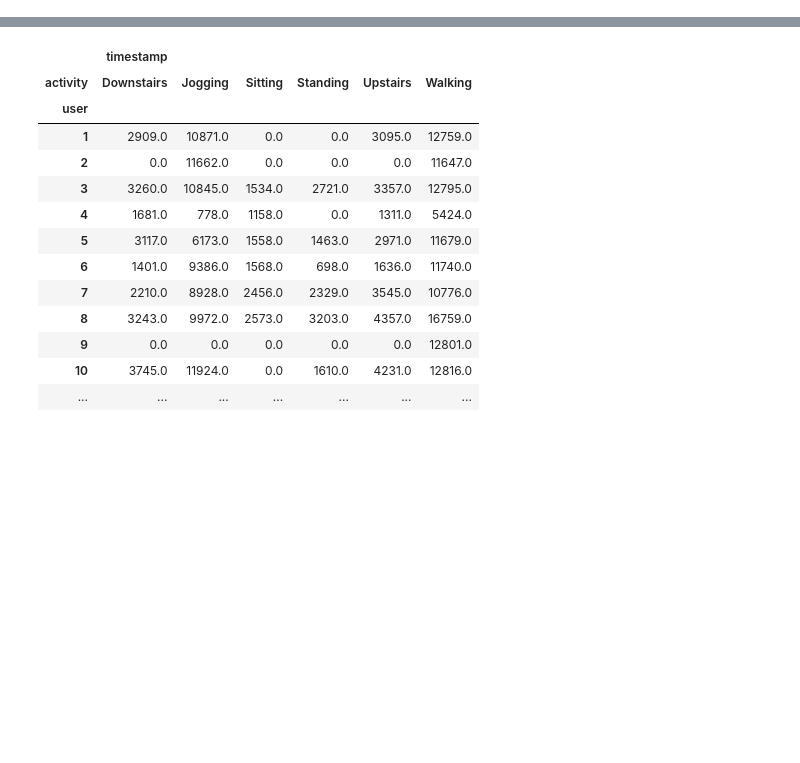
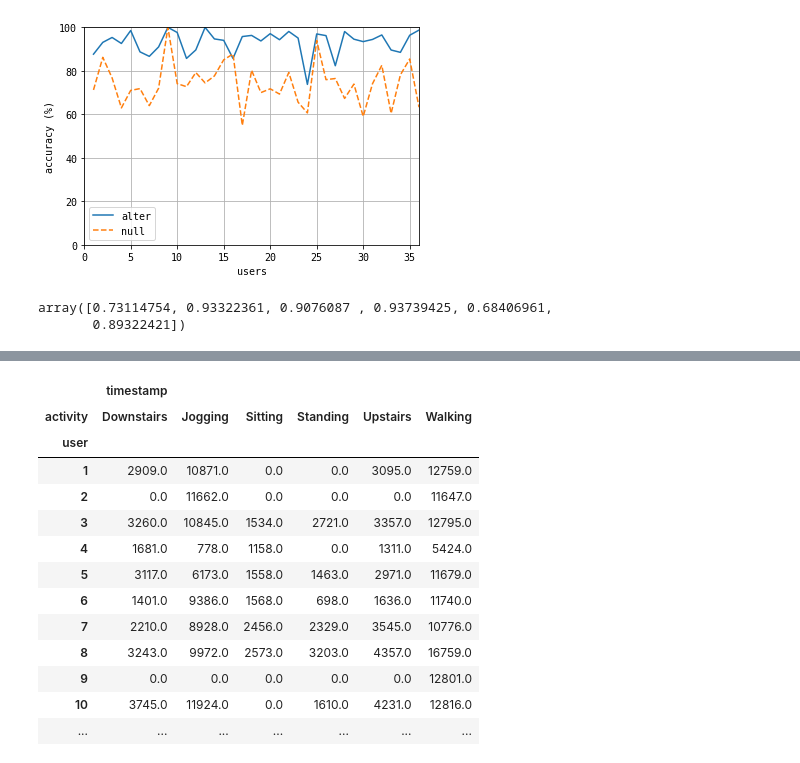
Before and after one commit to sinwall/geoml, a Jupyter notebook: wisdm.ipynb, the cells around one changed output, grey strips where cells are left out. Saved outputs shown, nothing was run; the diff lists cells and outputs as text; code cells hidden in the pictures; blank space fills up the shorter version.

```diff
--- a/wisdm.ipynb
+++ b/wisdm.ipynb
@@ -184,0 +114,71 @@ Text(0.5, 1.0, '(1, 2, 20)')
+# %%
+from tools import Embedder, Weighting, SineFilter, calculate_weighting_vectors
+
+lag = 8
+reduce = 0
+dim_raw = 2
+
+embedder = Embedder(lag=lag, reduce=reduce, dim_raw=dim_raw, channel_last=True)
+x = embedder.transform(segs)
+w = calculate_weighting_vectors(x)[..., np.newaxis]
+
+dx = np.diff(x, axis=-2)
+w_dx = calculate_weighting_vectors(dx)[..., np.newaxis]
+# %%
+%matplotlib inline
+from sklearn.svm import SVC
+from sklearn.decomposition import PCA
+from sklearn.pipeline import make_pipeline
+from sklearn.linear_model import SGDClassifier
+from sklearn.metrics import accuracy_score, confusion_matrix
+
+sine_filter = SineFilter(dim=x.shape[-1], n_filters=64, scale=1, random_state=42)
+
+features = sine_filter.apply(x, w)
+F_0 = sine_filter.apply(x, np.ones_like(w))
+# F_1 = np.concatenate([F_1, sine_filter.apply(x_demean, w)], axis=-1)
+
+mask_train = usrwise_rel_count < 0.8  # fully temporal
+mask_train = (usrwise_count % 5) < 4  # fully non-temporal
+# mask_train_1s = (usrwise_rel_count_1s < 0.4) | ((usrwise_rel_count_1s > 0.5) & (usrwise_rel_count_1s < 0.9))
+# mask_train_1s = (usrwise_rel_count_1s > 0.2)
+mask_test = ~mask_train
+
+model = make_pipeline(
+    PCA(
+        n_components=5
+    ),
+    SVC(
+        # probability=True,
+        gamma=1e-3,
+        random_state=42
+    )
+)
+# model = SGDClassifier(
+#     loss='log',
+#     random_state=42
+# )
+scores = np.zeros((2, len(users)))
+for user in users:
+    if user == 9:
+        scores[:, user-1] = 1.
+        continue
+    mask_usr = seg_usrs == user
+
+    model.fit(features[mask_usr & mask_train], seg_acts[mask_usr & mask_train])
+    scores[0, user-1] = (
+        accuracy_score(seg_acts[mask_usr & mask_test], model.predict(features[mask_usr & mask_test]))
+    )
+
+    model.fit(F_0[mask_usr & mask_train], seg_acts[mask_usr & mask_train])
+    scores[1, user-1] = (
+        accuracy_score(seg_acts[mask_usr & mask_test], model.predict(F_0[mask_usr & mask_test]))
+    )
+
+plt.plot(users, scores[0]*1e2, label='alter')
+plt.plot(users, scores[1]*1e2, linestyle='--', label='null')
+plt.legend()
+plt.grid(); plt.xlabel('users'); plt.xlim(0, 36); plt.ylabel('accuracy (%)'); plt.ylim(0, 100)
+plt.show(); plt.close()
+# %% [output]
+[figure, added]
@@ -184,0 +330,5 @@ Text(0.5, 1.0, '(1, 2, 20)')
+# %%
+recall_score(y_true, y_pred, average=None)
+# %% [output]
+array([0.73114754, 0.93322361, 0.9076087 , 0.93739425, 0.68406961,
+       0.89322421])
```
Also changed, not shown: parts of 21 cells of this notebook, 2 other files.
